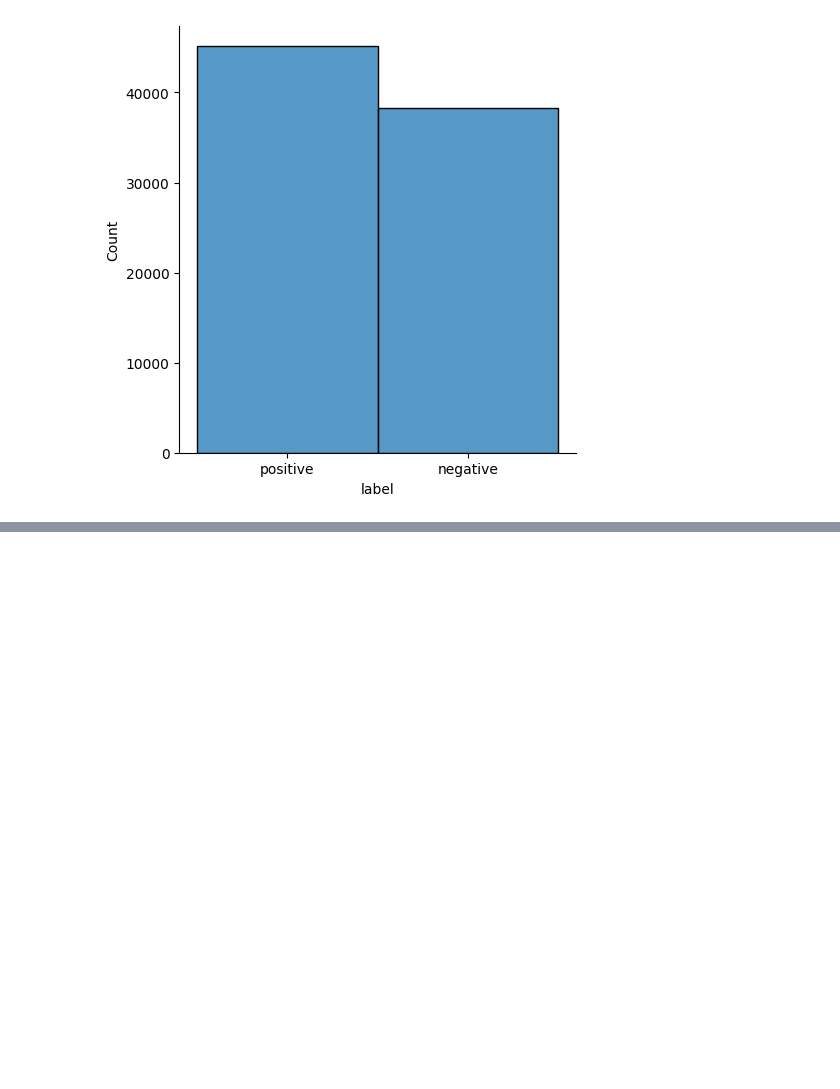
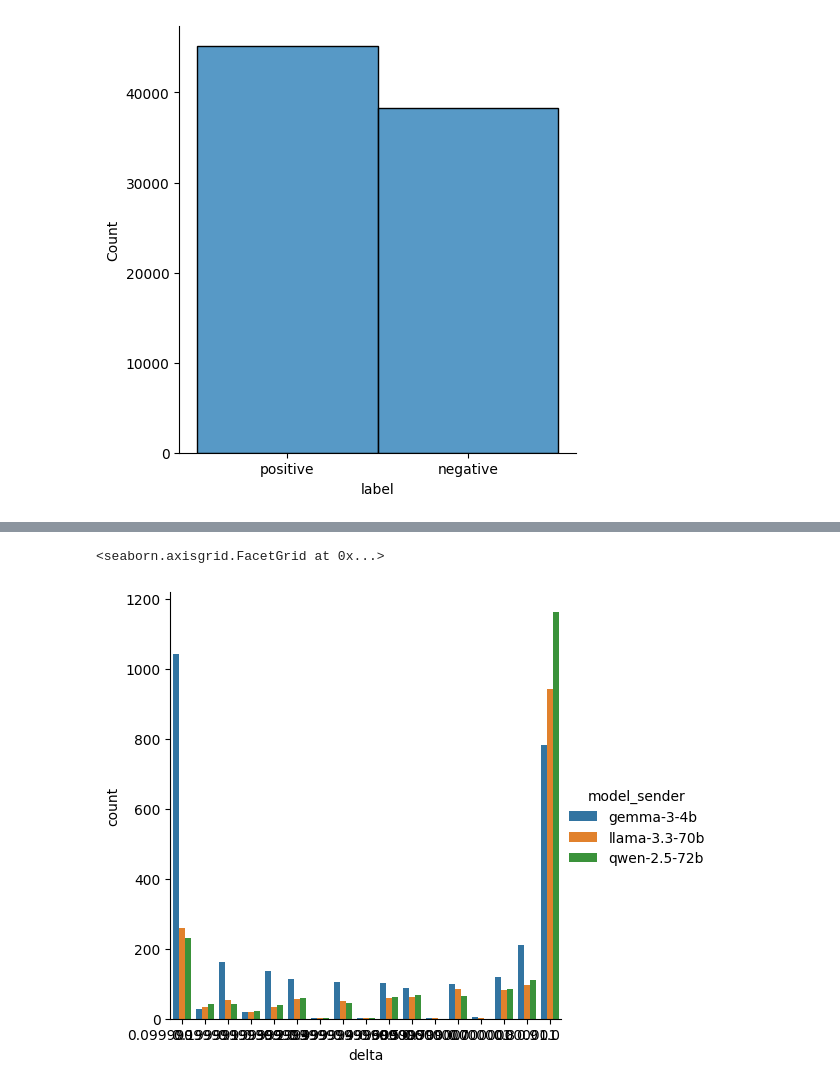
Before and after one commit to fridanl/thesis-mas, a Jupyter notebook: src/eda.ipynb, the cells around one changed output, grey strips where cells are left out. Cells and saved outputs as stored; diff of their text form; code cells hidden in the pictures; blank space fills up the shorter version.

```diff
--- a/src/eda.ipynb
+++ b/src/eda.ipynb
@@ -152,0 +378,12 @@ sns.displot(df_clean, x="label"); #
+# %%
+model = commonsense[commonsense['model_receiver'] == commonsense['model_receiver'].iloc[0]]
+# %%
+sns.catplot(
+    data=model,
+    kind='count',
+    x = 'delta',
+    hue='model_sender'
+)
+# %% [output]
+<seaborn.axisgrid.FacetGrid at 0x...>
+[figure, added]
```
Also changed, not shown: parts of 19 cells of this notebook, 1 other file.
